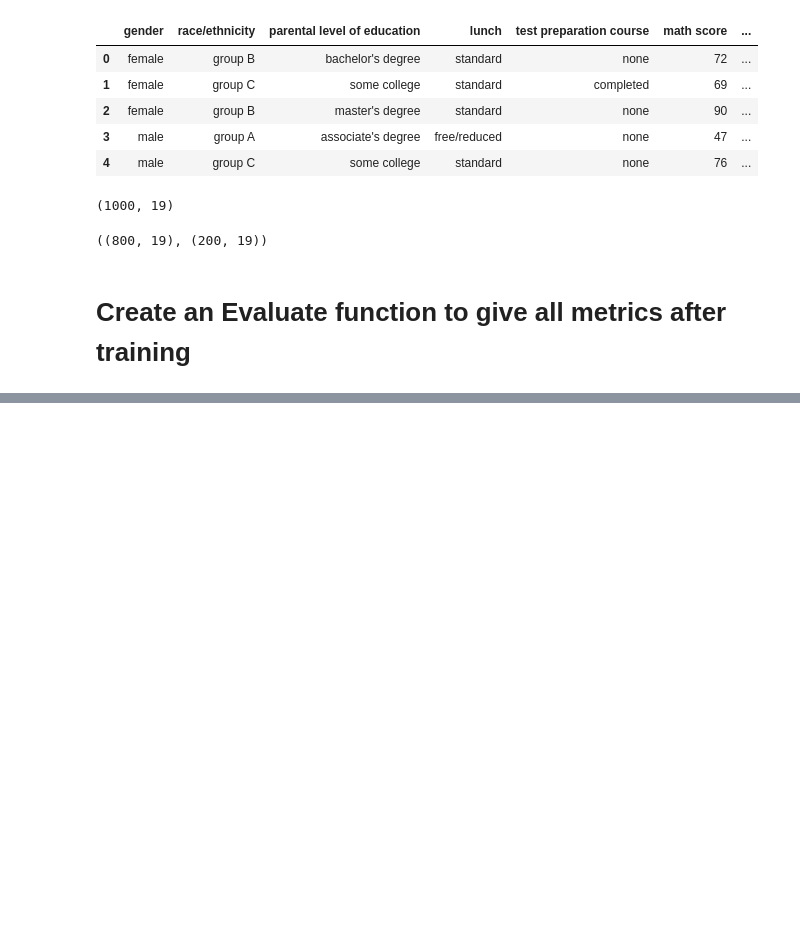
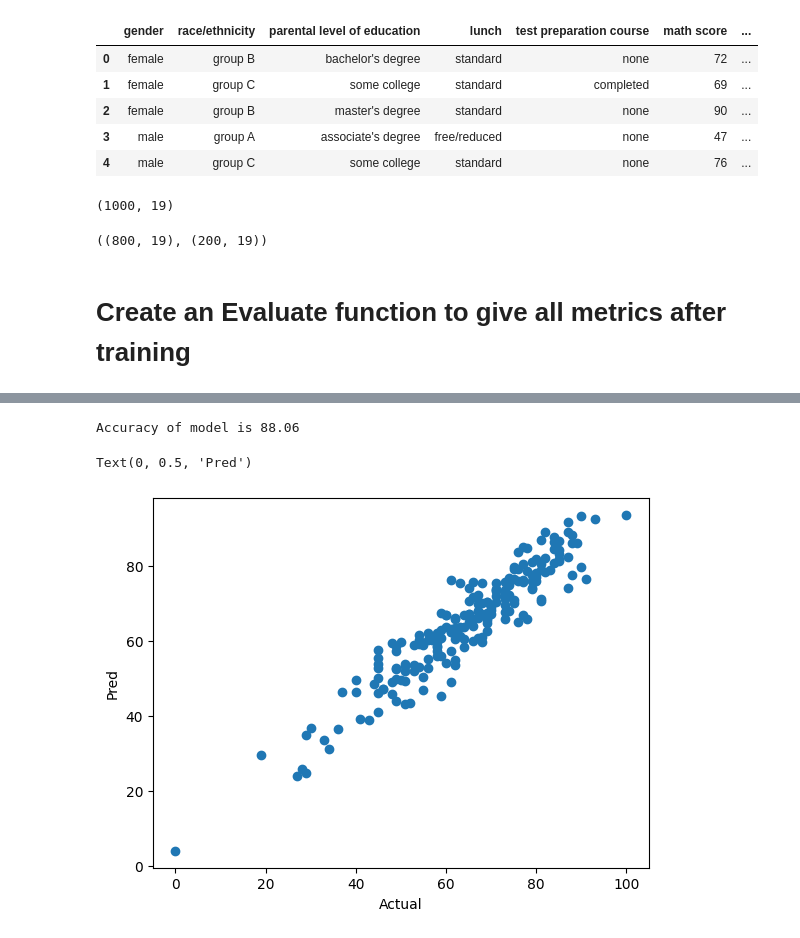
Before and after one commit to garvagrawal9084/ML-Project, a Jupyter notebook: notebook/ModelTraining.ipynb, the cells around one changed output, grey strips where cells are left out. Drawn from its saved outputs; the diff is of its cells as text; code cells hidden in the pictures; blank space fills up the shorter version.

```diff
--- a/notebook/ModelTraining.ipynb
+++ b/notebook/ModelTraining.ipynb
@@ -85,0 +166,15 @@ models = {
+# %%
+ridge_model = Ridge(fit_intercept=True)
+ridge_model.fit(X_train , y_train)
+y_pred = ridge_model.predict(X_test)
+score = r2_score(y_test , y_pred) * 100
+print("Accuracy of model is %.2f" %score)
+# %% [output]
+Accuracy of model is 88.06
+# %%
+plt.scatter(y_test , y_pred)
+plt.xlabel("Actual")
+plt.ylabel("Pred")
+# %% [output]
+Text(0, 0.5, 'Pred')
+[figure, added]
```
Also changed, not shown: parts of 4 cells of this notebook, 8 other files.
